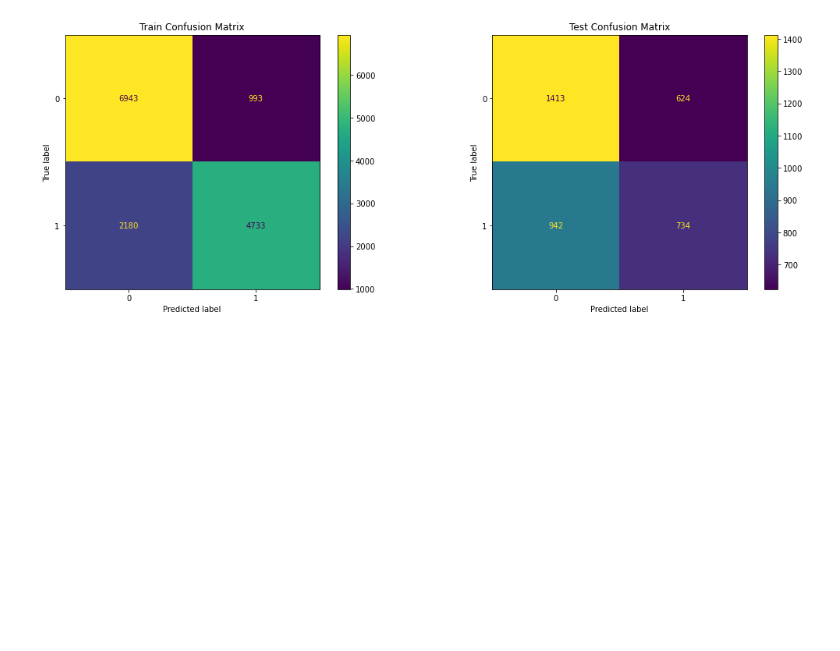
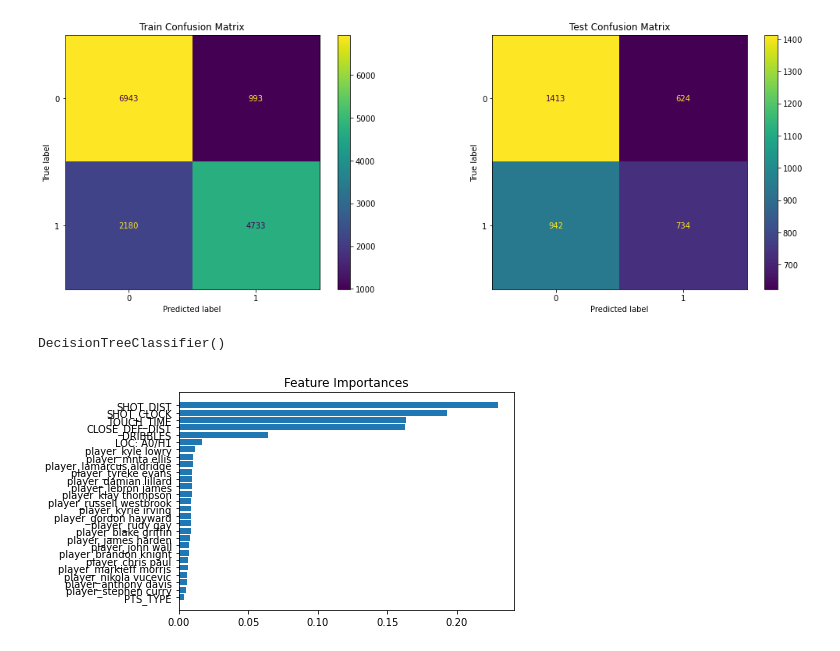
Before and after one commit to moham6839/NBA-Shot-Log-Project, a Jupyter notebook: Phase 3 Project.ipynb, the cells around one changed output. Drawn from its saved outputs; the diff is of its cells as text; code cells hidden in the pictures; blank space fills up the shorter version.

```diff
--- a/Phase 3 Project.ipynb
+++ b/Phase 3 Project.ipynb
@@ -495,3 +495,21 @@ XGBClassifier(base_score=0.5, booster='gbtree', colsample_bylevel=1,
               reg_alpha=0, reg_lambda=1, scale_pos_weight=1, subsample=1,
               tree_method='exact', validate_parameters=1, verbosity=None)
 [figure]
+# %%
+def feat_impt(model):
+
+    model.feature_importances_
+
+    fi = sorted(list(zip(model.feature_importances_, X.columns)))
+    fi = pd.DataFrame(fi, columns=['impt', 'name'])
+    fi
+
+    plt.barh(fi.name, fi.impt)
+    plt.title('Feature Importances');
+
+    return model
+# %%
+feat_impt(Dtree_model)
+# %% [output]
+DecisionTreeClassifier()
+[figure, added]
```
Also changed, not shown: parts of 10 cells of this notebook.
